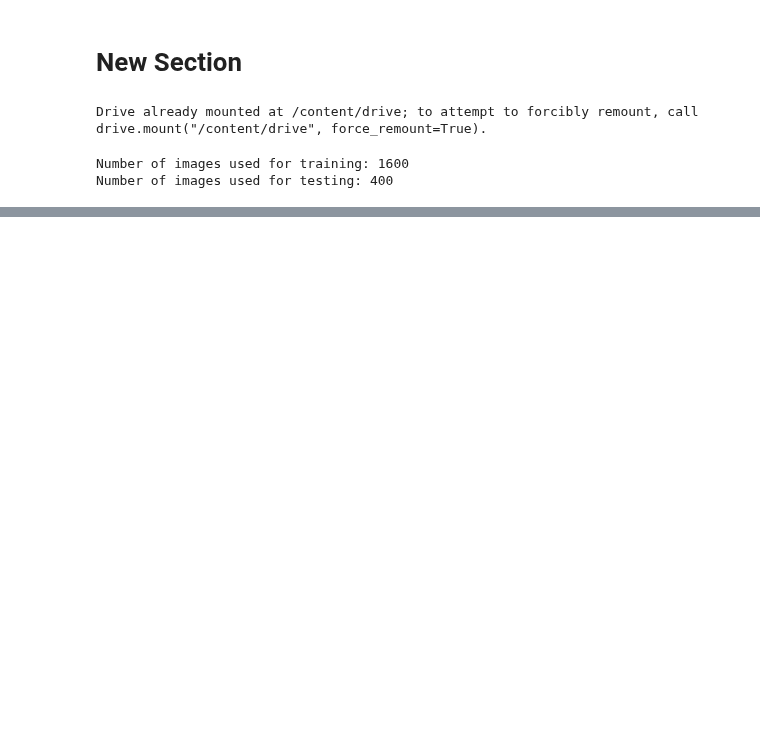
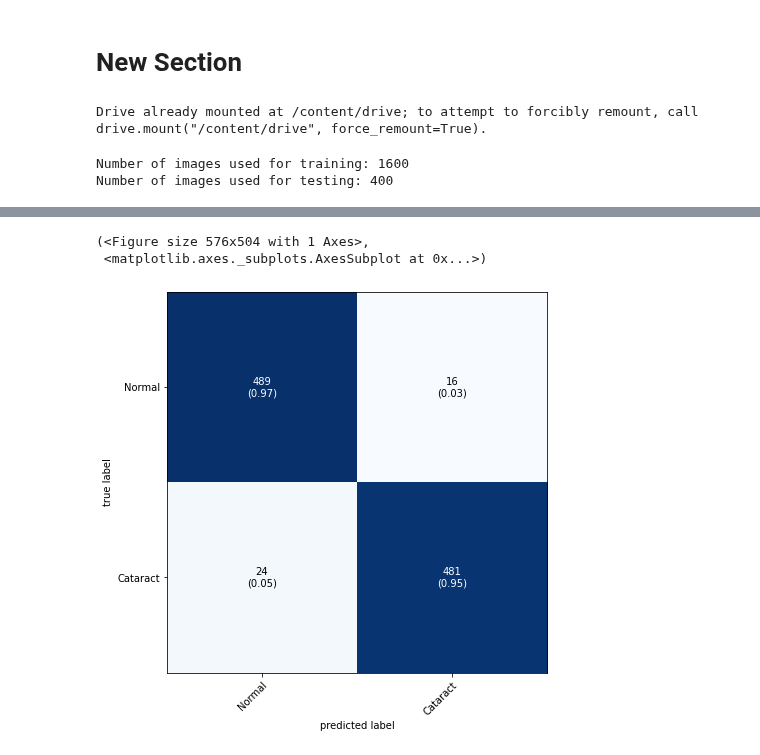
Before and after one commit to omarjilanijidan/Iris-Cataract-Detection-From-Fundus-Images, a Jupyter notebook: VGG19_with_augmentation.ipynb, the cells around one changed output, grey strips where cells are left out. Cells and saved outputs as stored; diff of their text form; code cells hidden in the pictures; blank space fills up the shorter version.

```diff
--- a/VGG19_with_augmentation.ipynb
+++ b/VGG19_with_augmentation.ipynb
@@ -131,0 +236,14 @@ Epoch 8/10
+# %%
+from sklearn.metrics import confusion_matrix
+# Make predictions on the test data
+y_pred = model.predict(X_test)
+
+# Threshold predictions to create a binary classification
+y_pred = (y_pred > 0.5).astype(int)
+
+# Get the confusion matrix
+cm = confusion_matrix(y_test, y_pred)
+
+# Calculate specificity
+specificity = cm[0][0] / (cm[0][0] + cm[0][1])
+print("Specificity:", specificity)
@@ -131,0 +287,13 @@ Epoch 8/10
+# %%
+# Import plot_confusion_matrix function
+from mlxtend.plotting import plot_confusion_matrix
+
+# Compute confusion matrix
+cm = confusion_matrix(y_test, y_pred)
+
+# Plot confusion matrix
+plot_confusion_matrix(conf_mat=cm, figsize=(8,7), class_names=["Normal", "Cataract"], show_normed=True)
+# %% [output]
+(<Figure size 576x504 with 1 Axes>,
+ <matplotlib.axes._subplots.AxesSubplot at 0x...>)
+[figure, added]
```
Also changed, not shown: parts of 14 cells of this notebook.
